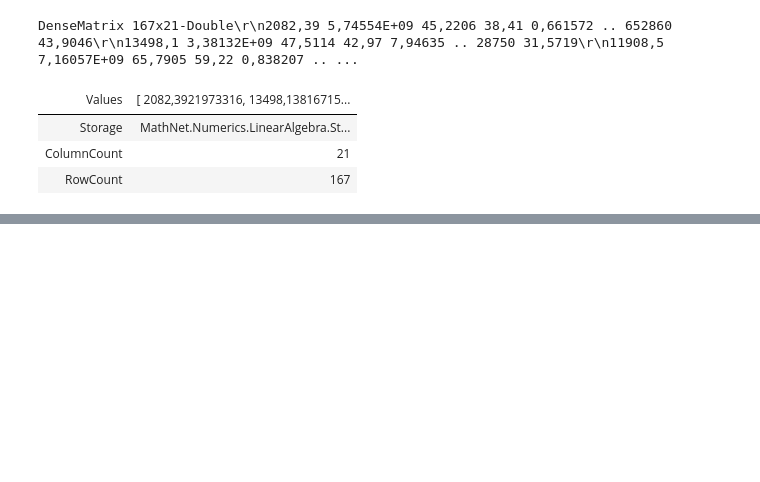
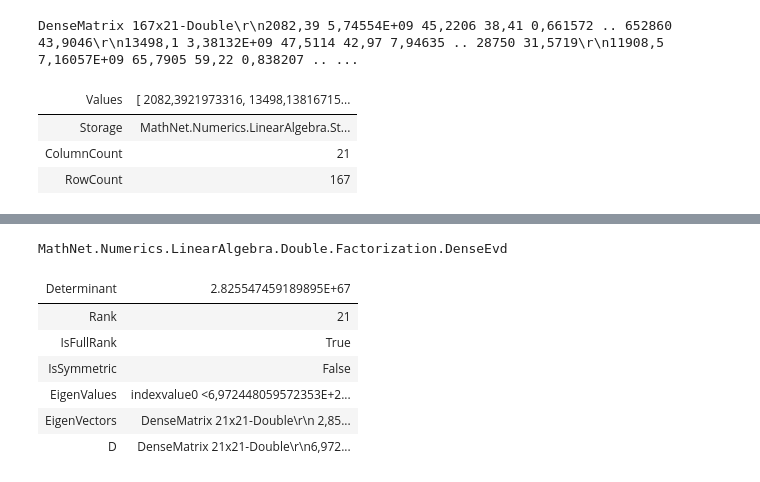
Before and after one commit to agailloty/SharpMiner, a Jupyter notebook: notebook/Compute_PCA.ipynb, the cells around one changed output, grey strips where cells are left out. Saved outputs shown, nothing was run; the diff lists cells and outputs as text; code cells hidden in the pictures; blank space fills up the shorter version.

```diff
--- a/notebook/Compute_PCA.ipynb
+++ b/notebook/Compute_PCA.ipynb
@@ -27,0 +75,11 @@ DenseMatrix 167x21-Double\r\n2082,39 5,74554E+09 45,2206 38,41 0,661572 .. 65286
+# %%
+CovarianceMatrix(data).Evd()
+# %% [output]
+MathNet.Numerics.LinearAlgebra.Double.Factorization.DenseEvd
+| Determinant | 2.825547459189895E+67 |
+| Rank | 21 |
+| IsFullRank | True |
+| IsSymmetric | False |
+| EigenValues | indexvalue0 <6,972448059572353E+2... |
+| EigenVectors | DenseMatrix 21x21-Double\r\n 2,85... |
+| D | DenseMatrix 21x21-Double\r\n6,972... |
```
Also changed, not shown: parts of 16 cells of this notebook, 2 other files.
